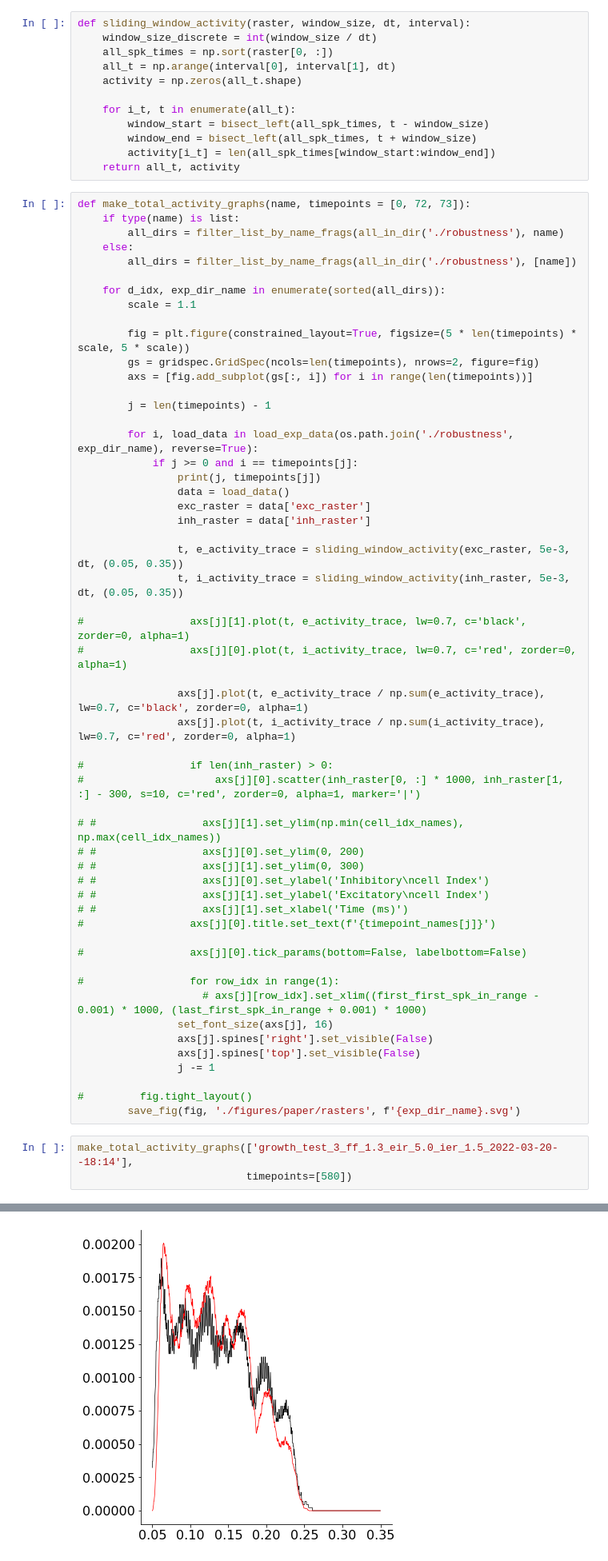
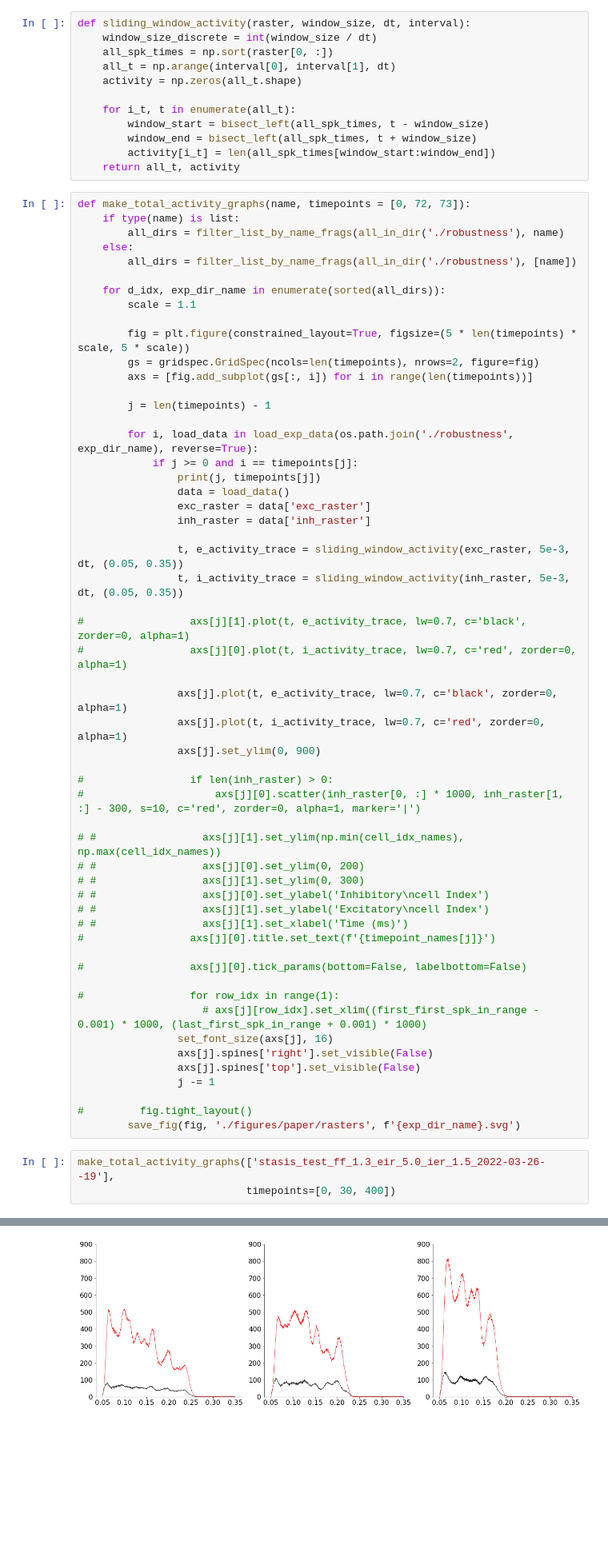
Before and after one commit to davidgbe/population_feedback_synfire_chain_growth, a Jupyter notebook: synfire_poisson_alt_stdp_ablation_homeo_22_03_24/nb.ipynb, the cells around one changed output, grey strips where cells are left out. Shown at 80% size. Cells and saved outputs as stored; diff of their text form; blank space fills up the shorter version.

```diff
--- a/synfire_poisson_alt_stdp_ablation_homeo_22_03_24/nb.ipynb
+++ b/synfire_poisson_alt_stdp_ablation_homeo_22_03_24/nb.ipynb
@@ -498,8 +521,9 @@ def make_total_activity_graphs(name, timepoints = [0, 72, 73]):
 #                 axs[j][1].plot(t, e_activity_trace, lw=0.7, c='black', zorder=0, alpha=1)
 #                 axs[j][0].plot(t, i_activity_trace, lw=0.7, c='red', zorder=0, alpha=1)
 
-                axs[j].plot(t, e_activity_trace / np.sum(e_activity_trace), lw=0.7, c='black', zorder=0, alpha=1)
-                axs[j].plot(t, i_activity_trace / np.sum(i_activity_trace), lw=0.7, c='red', zorder=0, alpha=1)
+                axs[j].plot(t, e_activity_trace, lw=0.7, c='black', zorder=0, alpha=1)
+                axs[j].plot(t, i_activity_trace, lw=0.7, c='red', zorder=0, alpha=1)
+                axs[j].set_ylim(0, 900)
 
 #                 if len(inh_raster) > 0:
 #                     axs[j][0].scatter(inh_raster[0, :] * 1000, inh_raster[1, :] - 300, s=10, c='red', zorder=0, alpha=1, marker='|')
@@ -524,6 +548,6 @@ def make_total_activity_graphs(name, timepoints = [0, 72, 73]):
 #         fig.tight_layout()
         save_fig(fig, './figures/paper/rasters', f'{exp_dir_name}.svg')
 # %%
-make_total_activity_graphs(['growth_test_3_ff_1.3_eir_5.0_ier_1.5_2022-03-20--18:14'],
-                           timepoints=[580])
+make_total_activity_graphs(['stasis_test_ff_1.3_eir_5.0_ier_1.5_2022-03-26--19'],
+                           timepoints=[0, 30, 400])
 # %% [output]
@@ -533 +563 @@ make_total_activity_graphs(['growth_test_3_ff_1.3_eir_5.0_ier_1.5_2022-03-20--18
-[figure, old version]
+[figure, new version]
```
Also changed, not shown: parts of 7 cells of this notebook, 18 other files.
